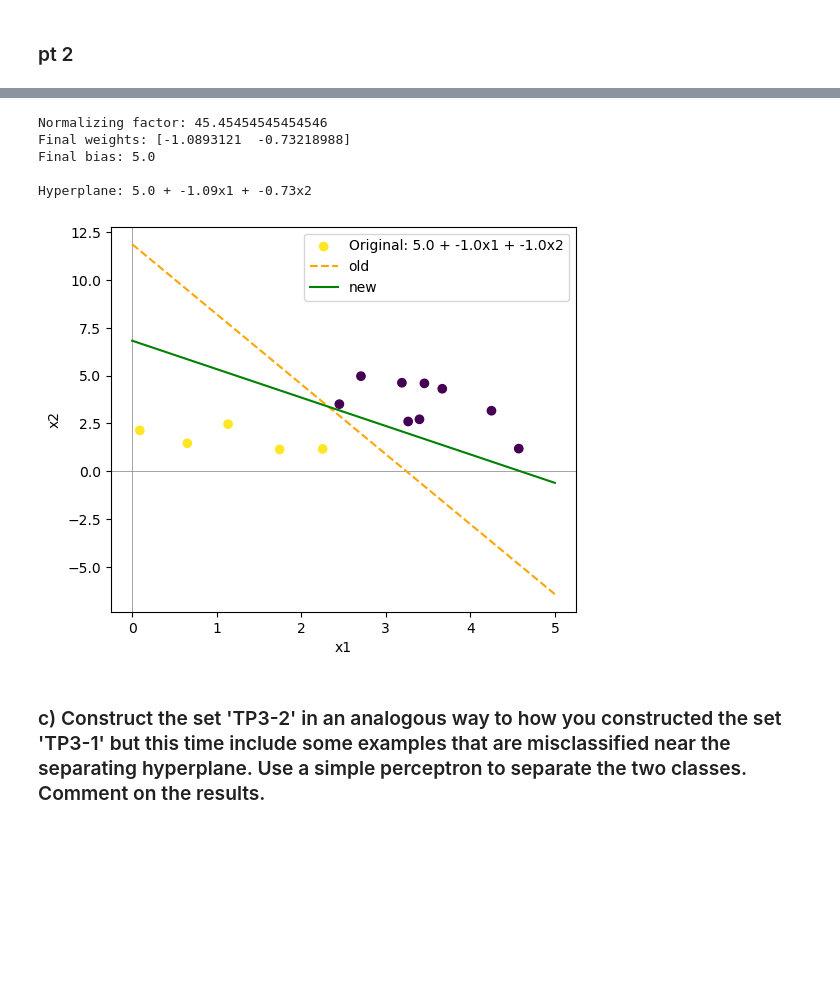
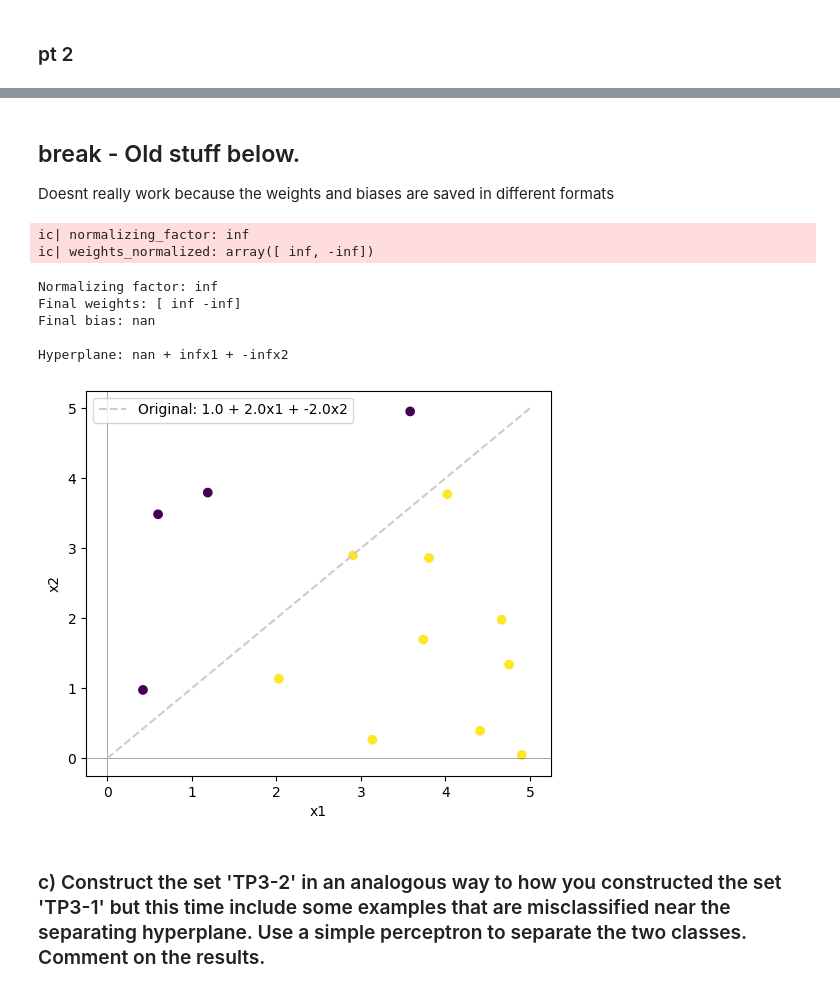
Before and after one commit to papekoja/72.75-ML, a Jupyter notebook: TP3/tp3.2.ipynb, the cells around one changed output, grey strips where cells are left out. Cells and saved outputs as stored; diff of their text form; code cells hidden in the pictures; blank space fills up the shorter version.

```diff
--- a/TP3/tp3.2.ipynb
+++ b/TP3/tp3.2.ipynb
@@ -53,7 +53,7 @@ def choose(choice='normal', n=1000):
 
 
 # Use this number (0 to 5) to choose the line you want to use
-num = 5
+num = 0
 amount = 20
 
 n_items, b0, b1, b2 = choose(choice_list[num], amount)
@@ -257,6 +277,4 @@ def perceptron_optimal(data, labels, epochs=100, learning_rate=0.01):
 # %%
 w_old, b_old = perceptron_train(train_1[['x1', 'x2']].values, train_1['y'].values)
-weights, bias = perceptron_optimal(train_1[['x1', 'x2']].values, train_1['y'].values)
-
-
+optimal_hyperplane, optimal_margin, hyperplanes = perceptron_optimal(train_1[['x1', 'x2']].values, train_1['y'].values)
 # report(test_1, weights, bias)
@@ -265,46 +339,59 @@ weights, bias = perceptron_optimal(train_1[['x1', 'x2']].values, train_1['y'].va
+# %% [markdown]
+## break - Old stuff below.
+Doesnt really work because the weights and biases are saved in different formats
 # %%
 # First normalize the model to b0 so that the models b0 will be the same as the generated data b0
 normalizing_factor = b0/bias
+ic(normalizing_factor)
+
 weights_normalized = weights * normalizing_factor
+ic(weights_normalized)
+
 bias_normalized = bias * normalizing_factor
 
 print(f'Normalizing factor: {normalizing_factor}')
 print(f'Final weights: {weights_normalized}\nFinal bias: {bias_normalized}\n\nHyperplane: {bias_normalized.round(2)} + {weights_normalized[0].round(2)}x1 + {weights_normalized[1].round(2)}x2')
 
-def x_y(weights, bias): # plotting the output
+def x_y(weights, bias, margin=0): # plotting the output
     x_boundary = np.linspace(0, 5, 100)
-    y_boundary = (-weights[0] * x_boundary - bias) / weights[1]
+    y_boundary = (-weights[0] * x_boundary - (bias + margin)) / weights[1]
     return x_boundary, y_boundary
 
 # plotting the output
 plt.figure(figsize=(6, 5))
-plt.scatter(train_1['x1'], train_1['x2'], label=f"Original: {b0} + {b1}x1 + {b2}x2", c=train_1['y'], marker='o')
+plt.scatter(train_1['x1'], train_1['x2'], c=train_1['y'], marker='o')
 plt.xlabel('x1')
 plt.ylabel('x2')
 plt.axhline(0, color='grey', linewidth=0.5)
 plt.axvline(0, color='grey', linewidth=0.5)
 # plt.plot(x_boundary, y_boundary, label=f"Result: {round(bias_normalized, 2)} + {round(weights_normalized[0], 2)}x1 + {weights_normalized[1].round(2)}x2", color='green', linestyle='--')
 
 
+# old hyperplane
 x_old, y_old = x_y(w_old, b_old)
-x_new, y_new = x_y(weights, bias)
+plt.plot(x_old, y_old, label=f"Original: {b0} + {b1}x1 + {b2}x2", color='#ccc', linestyle='--')
 
+# new hyperplane
+# margin = 1
+# x_new, y_new = x_y(weights, bias)                                   # cre3ate the new line following the function perceptron_optimal
+# x_bu, y_bu = x_y(weights, bias, margin/normalizing_factor)          # adds margin to the new x_y defined line
+# x_bl, y_bl = x_y(weights, bias, -margin/normalizing_factor)         # same here
 
-# old
-plt.plot(x_old, y_old, label="old", color='orange', linestyle='--')
-
-# new
-plt.plot(x_new, y_new, label="new", color='green', linestyle='-')
+# plt.plot(x_new, y_new, label="new", color='green', linestyle='--')
+# plt.plot(x_bu, y_bu, label=f"M = {margin}", color='#999', linestyle='-')
+# plt.plot(x_bl, y_bl, color='#ccc', linestyle='-')
 
 plt.legend()
 plt.show()
 # %% [output]
-Normalizing factor: 45.45454545454546
-Final weights: [-1.0893121  -0.73218988]
-Final bias: 5.0
-
-Hyperplane: 5.0 + -1.09x1 + -0.73x2
+ic| normalizing_factor: inf
+ic| weights_normalized: array([ inf, -inf])
+Normalizing factor: inf
+Final weights: [ inf -inf]
+Final bias: nan
+
+Hyperplane: nan + infx1 + -infx2
-[figure, old version]
+[figure, new version]
 # %% [markdown]
 ### c) Construct the set 'TP3-2' in an analogous way to how you constructed the set 'TP3-1' but this time include some examples that are misclassified near the separating hyperplane. Use a simple perceptron to separate the two classes. Comment on the results.
 # %%
```
Also changed, not shown: parts of 10 cells of this notebook.
